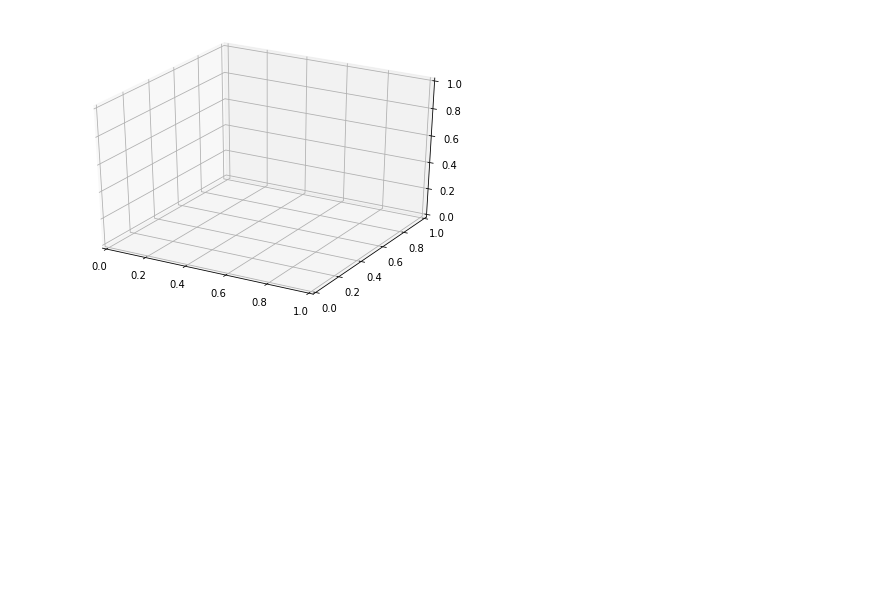
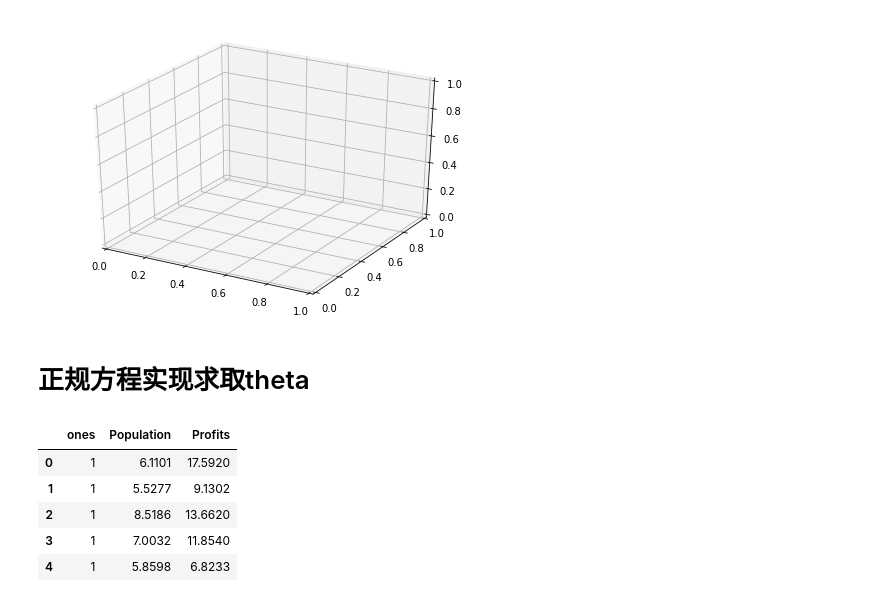
Before and after one commit to yahuuu/ML_exercise, a Jupyter notebook: ex1_20190118.ipynb, the cells around one changed output. Cells and saved outputs as stored; diff of their text form; code cells hidden in the pictures; blank space fills up the shorter version.

Commit message:
The 1th exercise of Ng's courses.

```diff
--- a/ex1_20190118.ipynb
+++ b/ex1_20190118.ipynb
@@ -385,3 +385,5 @@ plt.show()
 # %% [output]
 ValueError: Unable to coerce to DataFrame, shape must be (97, 1): given (47, 1)
 [figure]
+# %% [markdown]
+# 正规方程实现求取theta
@@ -387,0 +394,14 @@ ValueError: Unable to coerce to DataFrame, shape must be (97, 1): given (47, 1)
+# %%
+path="/home/alex/test/NG_exercise/ex1_linearRegression/ex1data1.txt"
+data3 = pd.read_csv(path, names=['Population','Profits'])
+# %%
+data3.insert(0, 'ones', 1)
+# %%
+data3.head()
+# %% [output]
+|  | ones | Population | Profits |
+| 0 | 1 | 6.1101 | 17.5920 |
+| 1 | 1 | 5.5277 | 9.1302 |
+| 2 | 1 | 8.5186 | 13.6620 |
+| 3 | 1 | 7.0032 | 11.8540 |
+| 4 | 1 | 5.8598 | 6.8233 |
```
Also changed, not shown: parts of 12 cells of this notebook.
